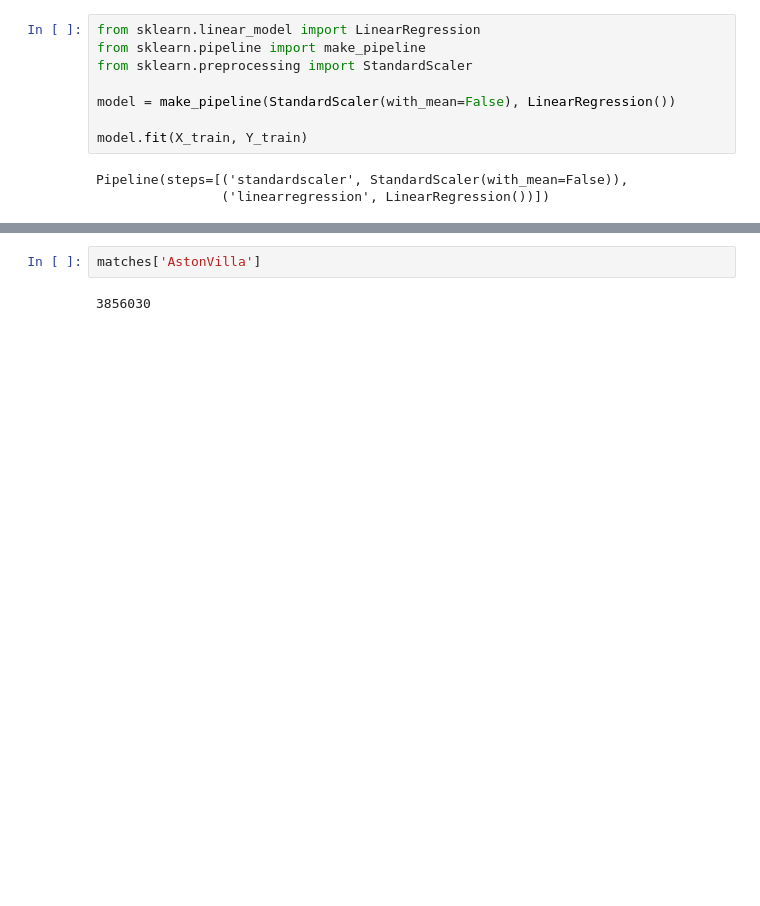
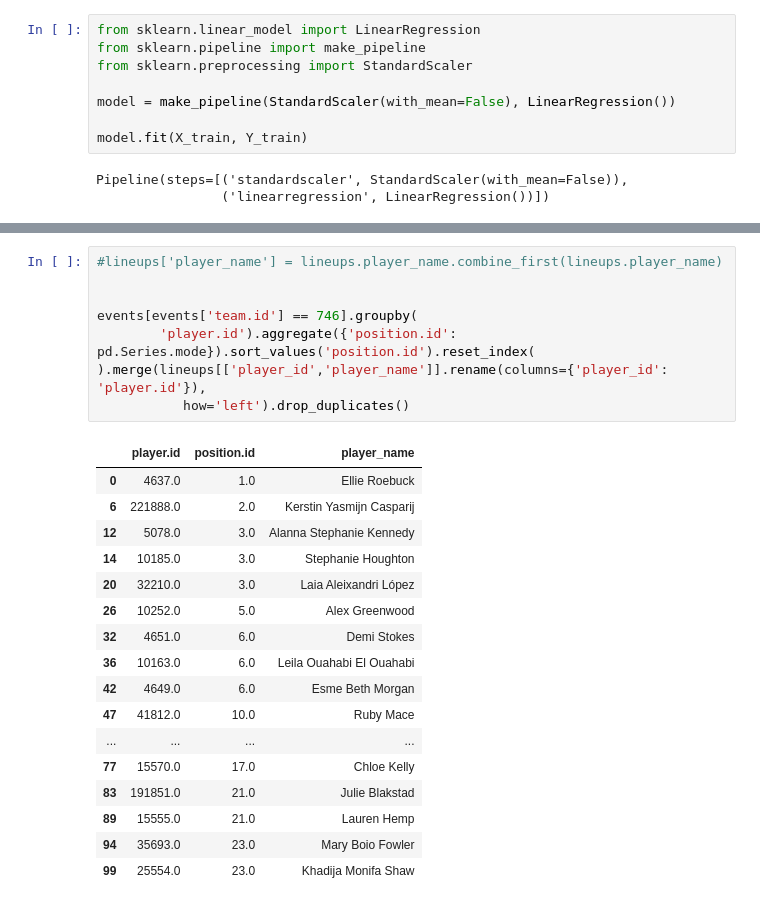
Before and after one commit to Juliette-De/Man-City-Hackathon, a Jupyter notebook: Substitutions.ipynb, the cells around one changed output, grey strips where cells are left out. Saved outputs shown, nothing was run; the diff lists cells and outputs as text; blank space fills up the shorter version.

```diff
--- a/Substitutions.ipynb
+++ b/Substitutions.ipynb
@@ -684,4 +676,26 @@ predict_best_subs(45)
-# %%
-matches['AstonVilla']
-# %% [output]
-3856030
+# %%
+#lineups['player_name'] = lineups.player_name.combine_first(lineups.player_name)
+
+
+events[events['team.id'] == 746].groupby(
+        'player.id').aggregate({'position.id': pd.Series.mode}).sort_values('position.id').reset_index(
+).merge(lineups[['player_id','player_name']].rename(columns={'player_id': 'player.id'}),
+           how='left').drop_duplicates()
+# %% [output]
+|  | player.id | position.id | player_name |
+| 0 | 4637.0 | 1.0 | Ellie Roebuck |
+| 6 | 221888.0 | 2.0 | Kerstin Yasmijn Casparij |
+| 12 | 5078.0 | 3.0 | Alanna Stephanie Kennedy |
+| 14 | 10185.0 | 3.0 | Stephanie Houghton |
+| 20 | 32210.0 | 3.0 | Laia Aleixandri López |
+| 26 | 10252.0 | 5.0 | Alex Greenwood |
+| 32 | 4651.0 | 6.0 | Demi Stokes |
+| 36 | 10163.0 | 6.0 | Leila Ouahabi El Ouahabi |
+| 42 | 4649.0 | 6.0 | Esme Beth Morgan |
+| 47 | 41812.0 | 10.0 | Ruby Mace |
+| ... | ... | ... | ... |
+| 77 | 15570.0 | 17.0 | Chloe Kelly |
+| 83 | 191851.0 | 21.0 | Julie Blakstad |
+| 89 | 15555.0 | 21.0 | Lauren Hemp |
+| 94 | 35693.0 | 23.0 | Mary Boio Fowler |
+| 99 | 25554.0 | 23.0 | Khadija Monifa Shaw |
```
Also changed, not shown: parts of 2 cells of this notebook, 24 other files.
